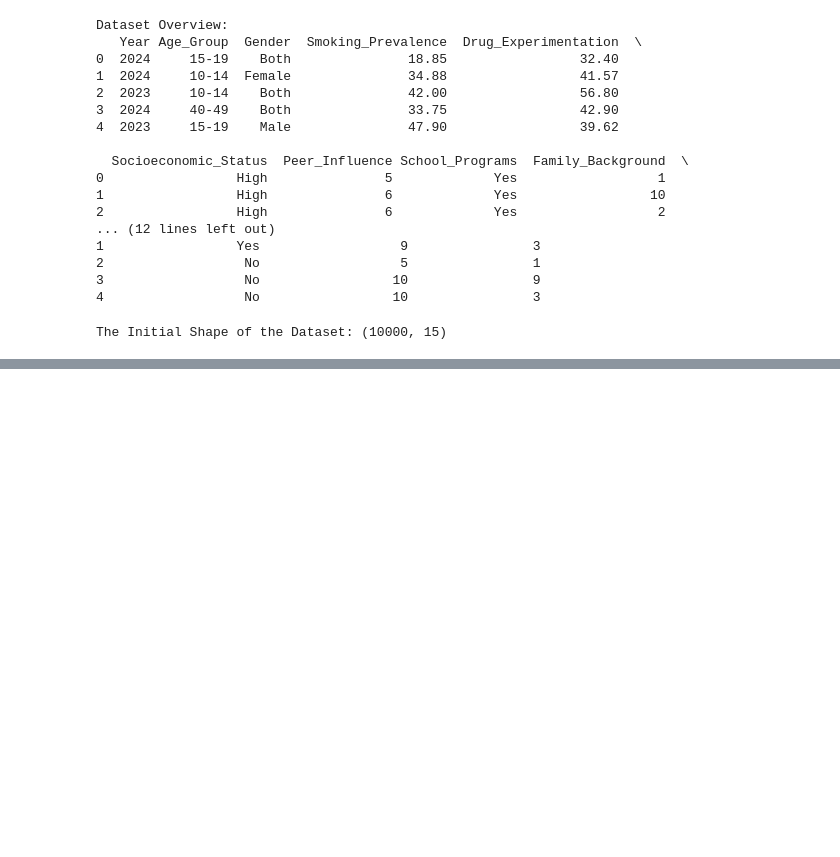
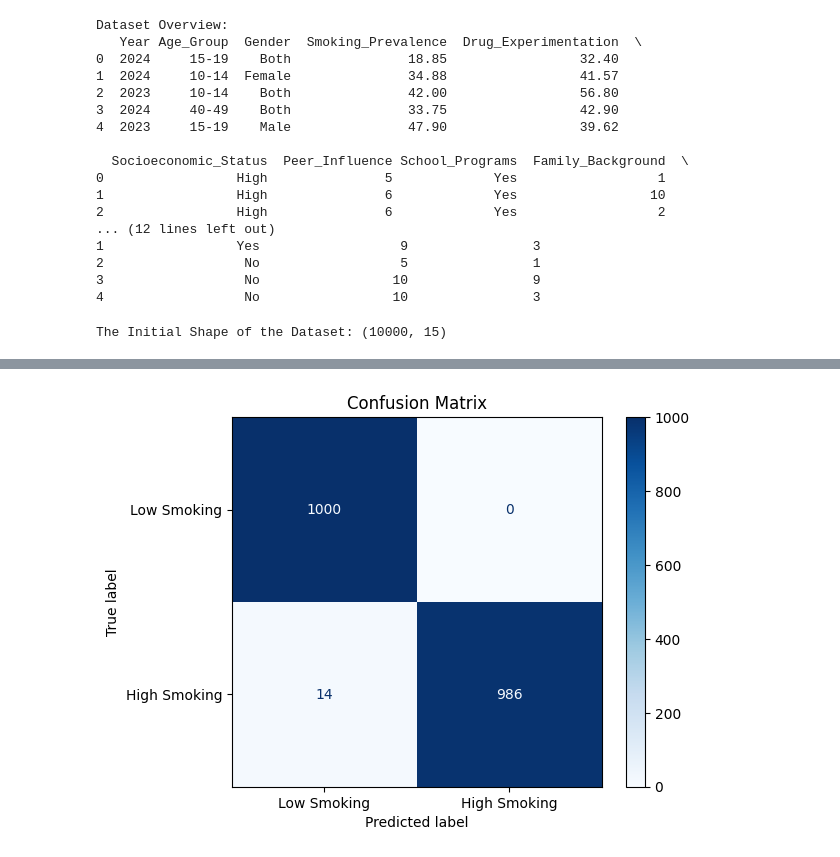
Before and after one commit to StylianosIoannou/INM702_PG11, a Jupyter notebook: task1.ipynb, the cells around one changed output, grey strips where cells are left out. Saved outputs shown, nothing was run; the diff lists cells and outputs as text; code cells hidden in the pictures; blank space fills up the shorter version.

Commit message:
we decided to go with a confusion matrix after discussing about what visulaizations we can use for task1.

```diff
--- a/task1.ipynb
+++ b/task1.ipynb
@@ -371,3 +371,15 @@ Test Accuracy: 0.9935
     accuracy                           0.99      2000
    macro avg       0.99      0.99      0.99      2000
 weighted avg       0.99      0.99      0.99      2000
+# %%
+import matplotlib.pyplot as plt
+from sklearn.metrics import confusion_matrix, ConfusionMatrixDisplay
+
+# Confusion Matrix
+cm = confusion_matrix(y_test, np.argmax(y_test_pred, axis=1))
+disp = ConfusionMatrixDisplay(confusion_matrix=cm, display_labels=["Low Smoking", "High Smoking"])
+disp.plot(cmap="Blues", values_format="d")
+plt.title("Confusion Matrix")
+plt.show()
+# %% [output]
+[figure, added]
```
Also changed, not shown: parts of 3 cells of this notebook.
